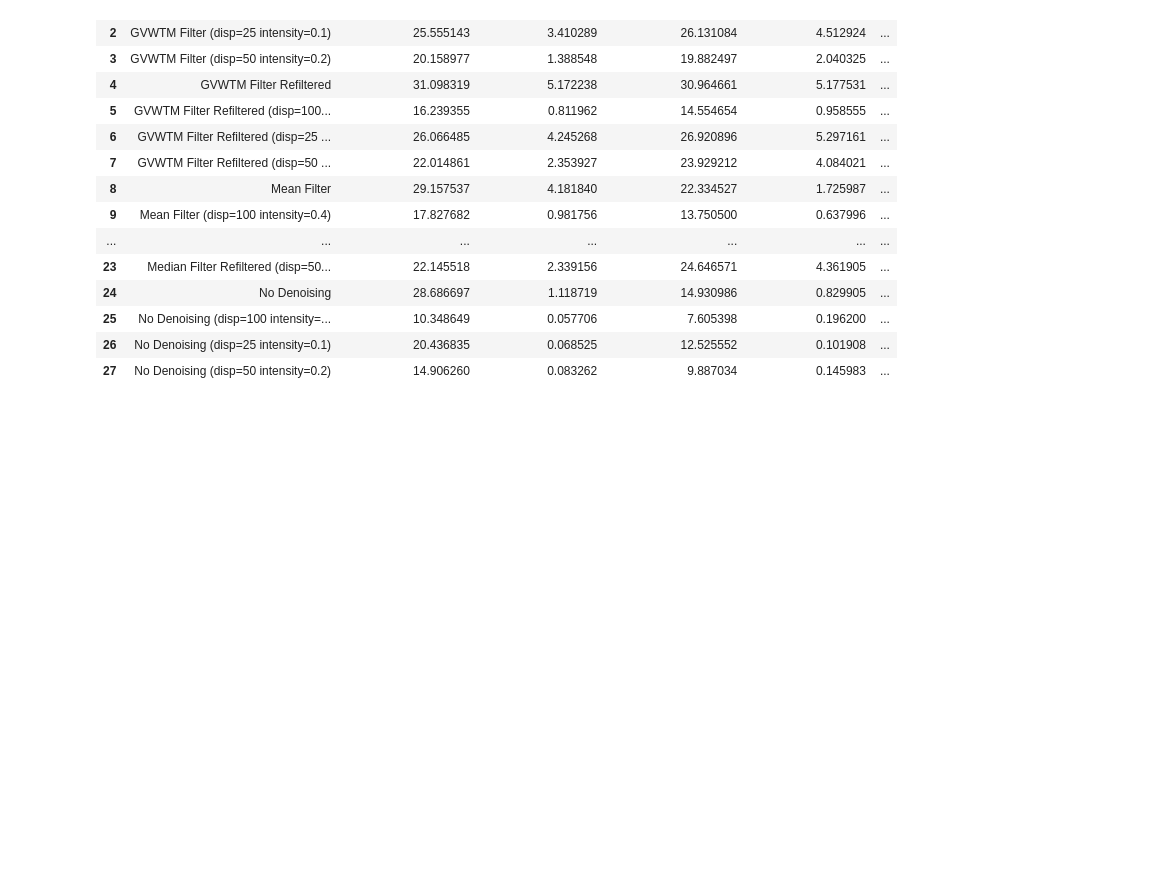
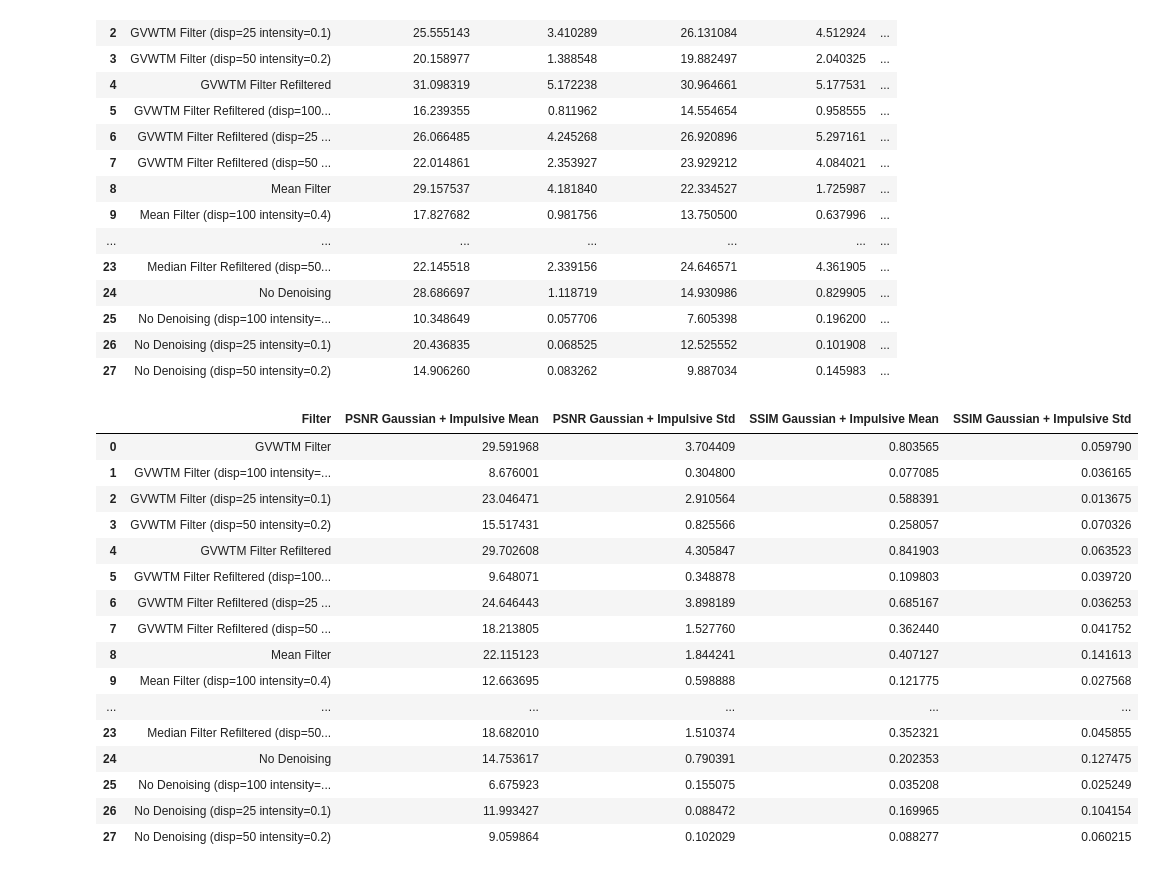
Before and after one commit to tbtiberiu/gvwtm-filter, a Jupyter notebook: analysis.ipynb, the cells around one changed output. Saved outputs shown, nothing was run; the diff lists cells and outputs as text; code cells hidden in the pictures; blank space fills up the shorter version.

Commit message:
Add combined noise results analysis

```diff
--- a/analysis.ipynb
+++ b/analysis.ipynb
@@ -42,3 +41,35 @@ summary_stats
 | 25 | No Denoising (disp=100 intensity=... | 10.348649 | 0.057706 | 7.605398 | 0.196200 | ... |
 | 26 | No Denoising (disp=25 intensity=0.1) | 20.436835 | 0.068525 | 12.525552 | 0.101908 | ... |
 | 27 | No Denoising (disp=50 intensity=0.2) | 14.906260 | 0.083262 | 9.887034 | 0.145983 | ... |
+# %%
+excel_data = pd.ExcelFile('results_combined_noise.xlsx')
+
+results = excel_data.parse('results_combined_noise')
+
+summary_stats = results.groupby('Filter').agg({
+    'PSNR Gaussian + Impulsive': ['mean', 'std'],
+    'SSIM Gaussian + Impulsive': ['mean', 'std']
+}).reset_index()
+
+summary_stats.columns = ['Filter', 'PSNR Gaussian + Impulsive Mean', 'PSNR Gaussian + Impulsive Std',
+                         'SSIM Gaussian + Impulsive Mean', 'SSIM Gaussian + Impulsive Std']
+
+summary_stats
+# %% [output]
+|  | Filter | PSNR Gaussian + Impulsive Mean | PSNR Gaussian + Impulsive Std | SSIM Gaussian + Impulsive Mean | SSIM Gaussian + Impulsive Std |
+| 0 | GVWTM Filter | 29.591968 | 3.704409 | 0.803565 | 0.059790 |
+| 1 | GVWTM Filter (disp=100 intensity=... | 8.676001 | 0.304800 | 0.077085 | 0.036165 |
+| 2 | GVWTM Filter (disp=25 intensity=0.1) | 23.046471 | 2.910564 | 0.588391 | 0.013675 |
+| 3 | GVWTM Filter (disp=50 intensity=0.2) | 15.517431 | 0.825566 | 0.258057 | 0.070326 |
+| 4 | GVWTM Filter Refiltered | 29.702608 | 4.305847 | 0.841903 | 0.063523 |
+| 5 | GVWTM Filter Refiltered (disp=100... | 9.648071 | 0.348878 | 0.109803 | 0.039720 |
+| 6 | GVWTM Filter Refiltered (disp=25 ... | 24.646443 | 3.898189 | 0.685167 | 0.036253 |
+| 7 | GVWTM Filter Refiltered (disp=50 ... | 18.213805 | 1.527760 | 0.362440 | 0.041752 |
+| 8 | Mean Filter | 22.115123 | 1.844241 | 0.407127 | 0.141613 |
+| 9 | Mean Filter (disp=100 intensity=0.4) | 12.663695 | 0.598888 | 0.121775 | 0.027568 |
+| ... | ... | ... | ... | ... | ... |
+| 23 | Median Filter Refiltered (disp=50... | 18.682010 | 1.510374 | 0.352321 | 0.045855 |
+| 24 | No Denoising | 14.753617 | 0.790391 | 0.202353 | 0.127475 |
+| 25 | No Denoising (disp=100 intensity=... | 6.675923 | 0.155075 | 0.035208 | 0.025249 |
+| 26 | No Denoising (disp=25 intensity=0.1) | 11.993427 | 0.088472 | 0.169965 | 0.104154 |
+| 27 | No Denoising (disp=50 intensity=0.2) | 9.059864 | 0.102029 | 0.088277 | 0.060215 |
```
Also changed, not shown: parts of 2 cells of this notebook, 3 other files.
